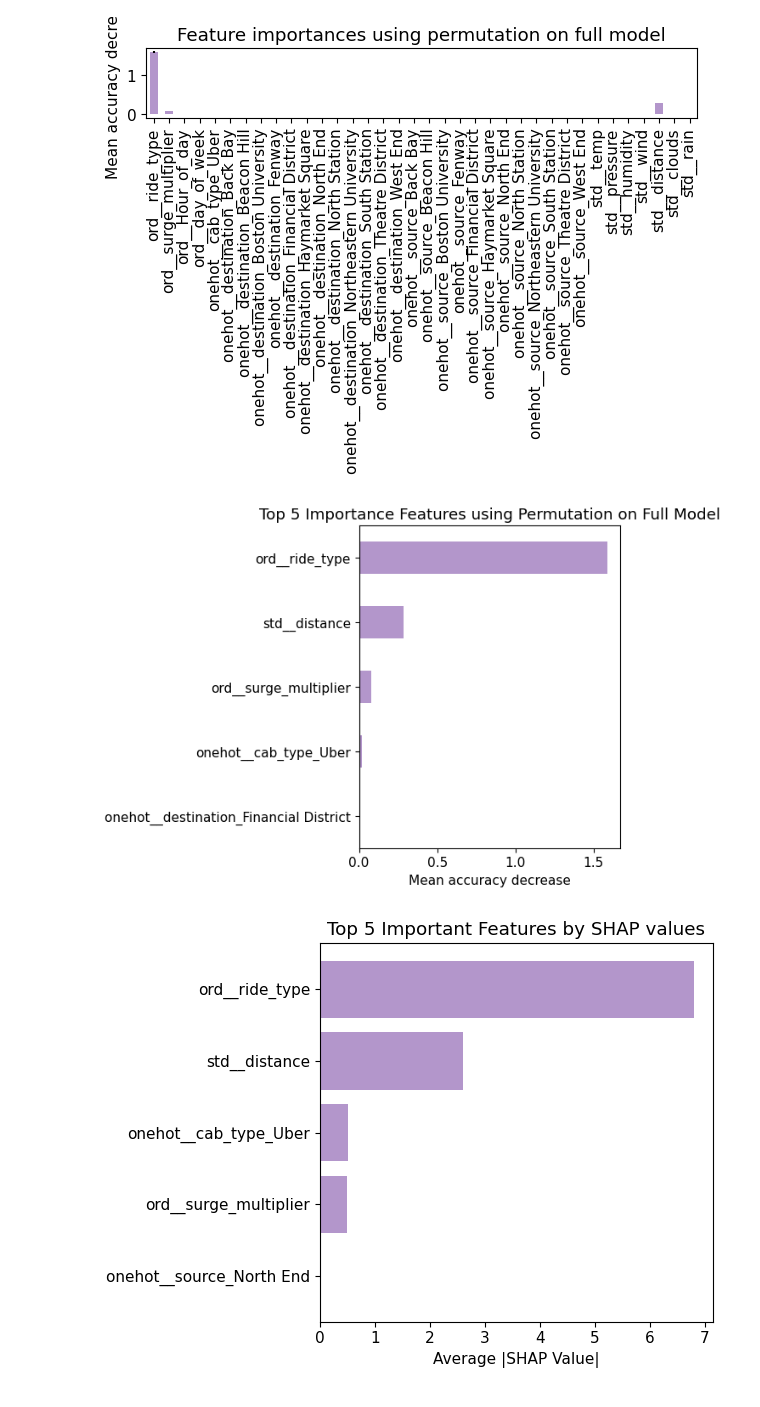
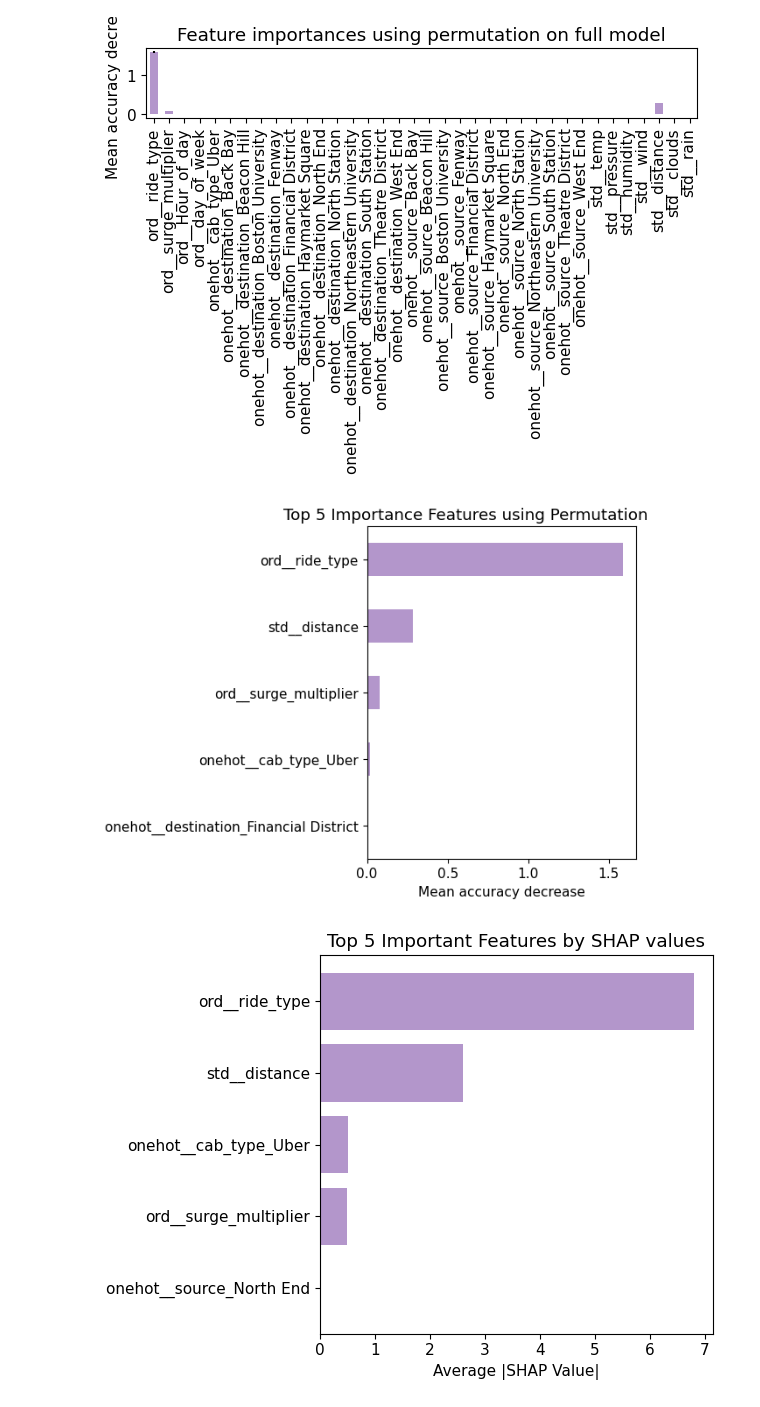
Before and after one commit to WWWW0203/data1030Project, a Jupyter notebook: DATA1030midtermproject.ipynb, the cells around one changed output. Saved outputs shown, nothing was run; the diff lists cells and outputs as text; code cells hidden in the pictures.

```diff
--- a/DATA1030midtermproject.ipynb
+++ b/DATA1030midtermproject.ipynb
@@ -1594,16 +1595,16 @@ plt.show()
 # %%
 sorted_importance = forest_importances.sort_values(ascending=False)
 best_5_parameters = sorted_importance[:5]
 fig, ax = plt.subplots()
 best_5_parameters.plot.barh(ax=ax)
-ax.set_title("Top 5 Importance Features using Permutation on Full Model")
+ax.set_title("Top 5 Importance Features using Permutation              ")
 ax.invert_yaxis()
 ax.set_xlabel("Mean accuracy decrease")
 plt.tight_layout()
 plt.savefig("/Users/winniezhang/Desktop/data1030_project/Important_Feature_Permutation.png", format='png', dpi = 1200)
 plt.show()
 # %% [output]
-[figure, old version]
+[figure, new version]
 # %%
 import shap
 
```
Also changed, not shown: parts of 2 cells of this notebook.
